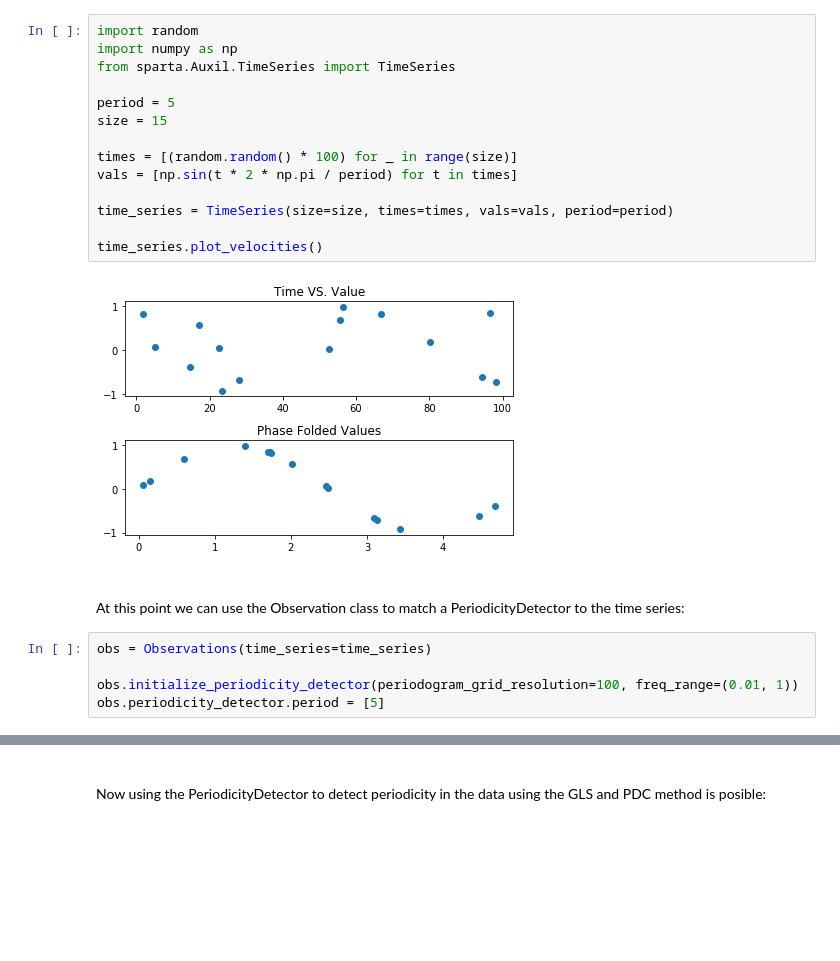
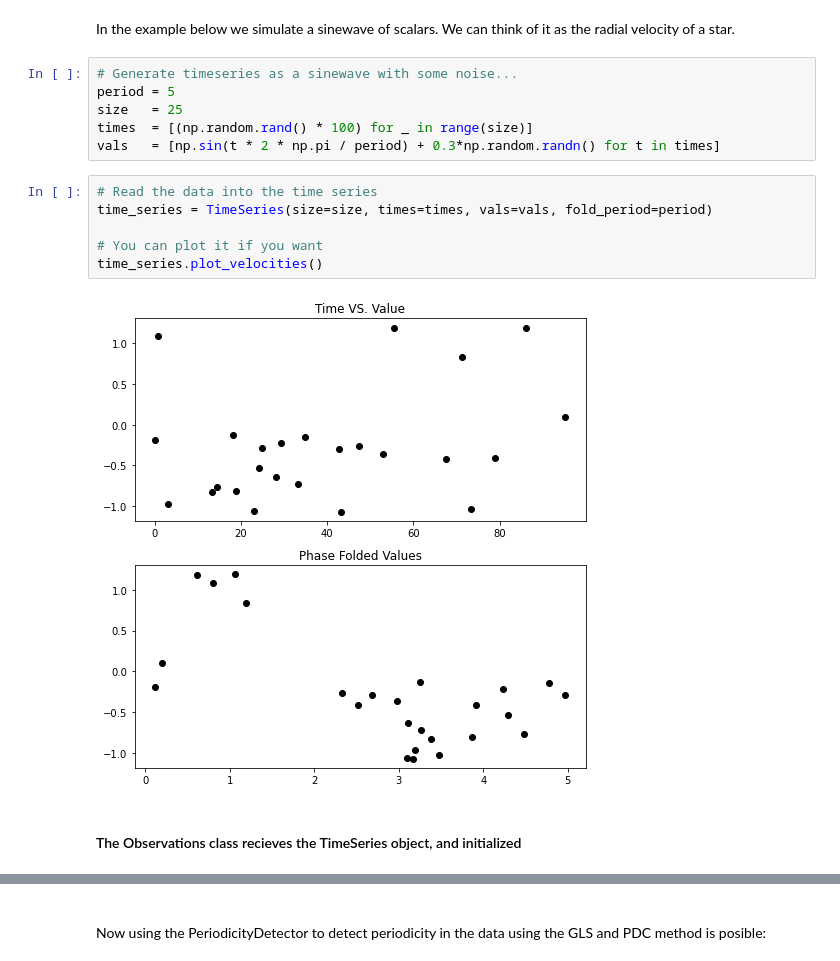
Before and after one commit to SPARTA-dev/SPARTA, a Jupyter notebook: examples/PeriodicityDetector_quickstart.ipynb, the cells around one changed output, grey strips where cells are left out. Saved outputs shown, nothing was run; the diff lists cells and outputs as text; blank space fills up the shorter version.

```diff
--- a/examples/PeriodicityDetector_quickstart.ipynb
+++ b/examples/PeriodicityDetector_quickstart.ipynb
@@ -20,25 +29,19 @@ In the example below we simulate a sinusoidal wave velocity time series and stor
+# %% [markdown]
+In the example below we simulate a sinewave of scalars. We can think of it as the radial velocity of a star.
 # %%
-import random
-import numpy as np
-from sparta.Auxil.TimeSeries import TimeSeries
-
+# Generate timeseries as a sinewave with some noise...
 period = 5
-size = 15
-
-times = [(random.random() * 100) for _ in range(size)]
-vals = [np.sin(t * 2 * np.pi / period) for t in times]
-
-time_series = TimeSeries(size=size, times=times, vals=vals, period=period)
-
-time_series.plot_velocities()
+size   = 25
+times  = [(np.random.rand() * 100) for _ in range(size)]
+vals   = [np.sin(t * 2 * np.pi / period) + 0.3*np.random.randn() for t in times]
-# %% [output]
-[figure, removed]
-# %% [markdown]
-<br />
-At this point we can use the Observation class to match a PeriodicityDetector to the time series:
-<br />
-# %%
-obs = Observations(time_series=time_series)
-
-obs.initialize_periodicity_detector(periodogram_grid_resolution=100, freq_range=(0.01, 1))
-obs.periodicity_detector.period = [5]
+# %%
+# Read the data into the time series
+time_series = TimeSeries(size=size, times=times, vals=vals, fold_period=period)
+
+# You can plot it if you want
+time_series.plot_velocities()
+# %% [output]
+[figure, added]
+# %% [markdown]
+
+#### The Observations class recieves the TimeSeries object, and initialized
```
Also changed, not shown: parts of 15 cells of this notebook, 3 other files.
